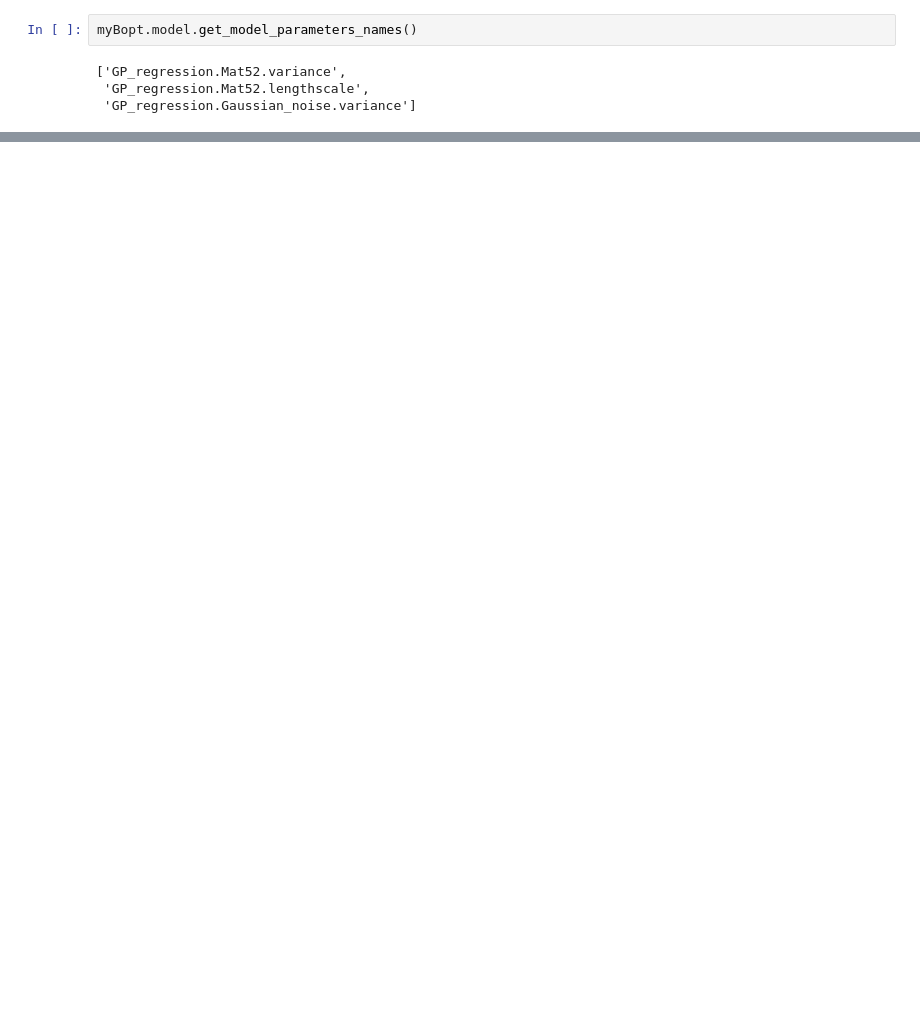
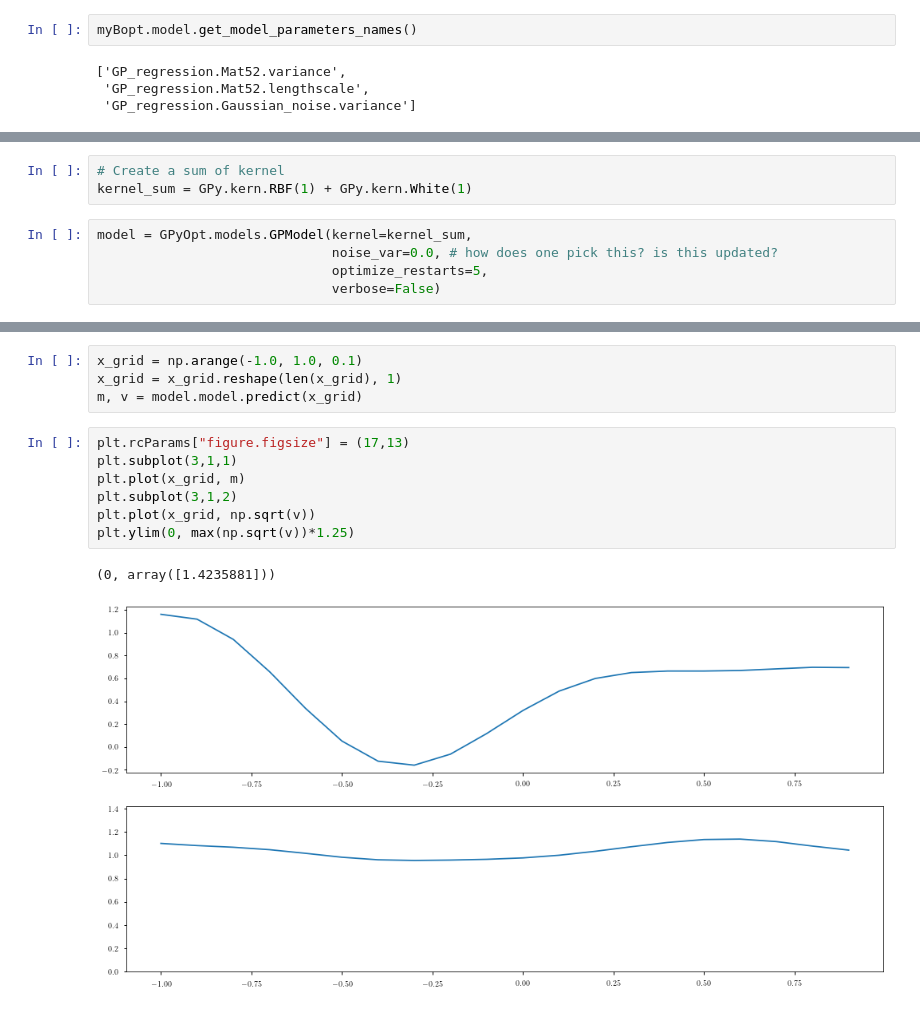
Before and after one commit to kLabUM/BaeOpt, a Jupyter notebook: scenarios/Uncertanity/BayesianOptimizationNoise.ipynb, the cells around one changed output, grey strips where cells are left out. Drawn from its saved outputs; the diff is of its cells as text; blank space fills up the shorter version.

```diff
--- a/scenarios/Uncertanity/BayesianOptimizationNoise.ipynb
+++ b/scenarios/Uncertanity/BayesianOptimizationNoise.ipynb
@@ -92,0 +119,8 @@ So, even though the uncertanity being estimated by the covariance matrix is not
+# %%
+# Create a sum of kernel
+kernel_sum = GPy.kern.RBF(1) + GPy.kern.White(1)
+# %%
+model = GPyOpt.models.GPModel(kernel=kernel_sum,
+                              noise_var=0.0, # how does one pick this? is this updated?
+                              optimize_restarts=5,
+                              verbose=False)
@@ -92,0 +172,14 @@ So, even though the uncertanity being estimated by the covariance matrix is not
+# %%
+x_grid = np.arange(-1.0, 1.0, 0.1)
+x_grid = x_grid.reshape(len(x_grid), 1)
+m, v = model.model.predict(x_grid)
+# %%
+plt.rcParams["figure.figsize"] = (17,13)
+plt.subplot(3,1,1)
+plt.plot(x_grid, m)
+plt.subplot(3,1,2)
+plt.plot(x_grid, np.sqrt(v))
+plt.ylim(0, max(np.sqrt(v))*1.25)
+# %% [output]
+(0, array([1.4235881]))
+[figure, added]
```
Also changed, not shown: parts of 46 cells of this notebook, 11 other files.
